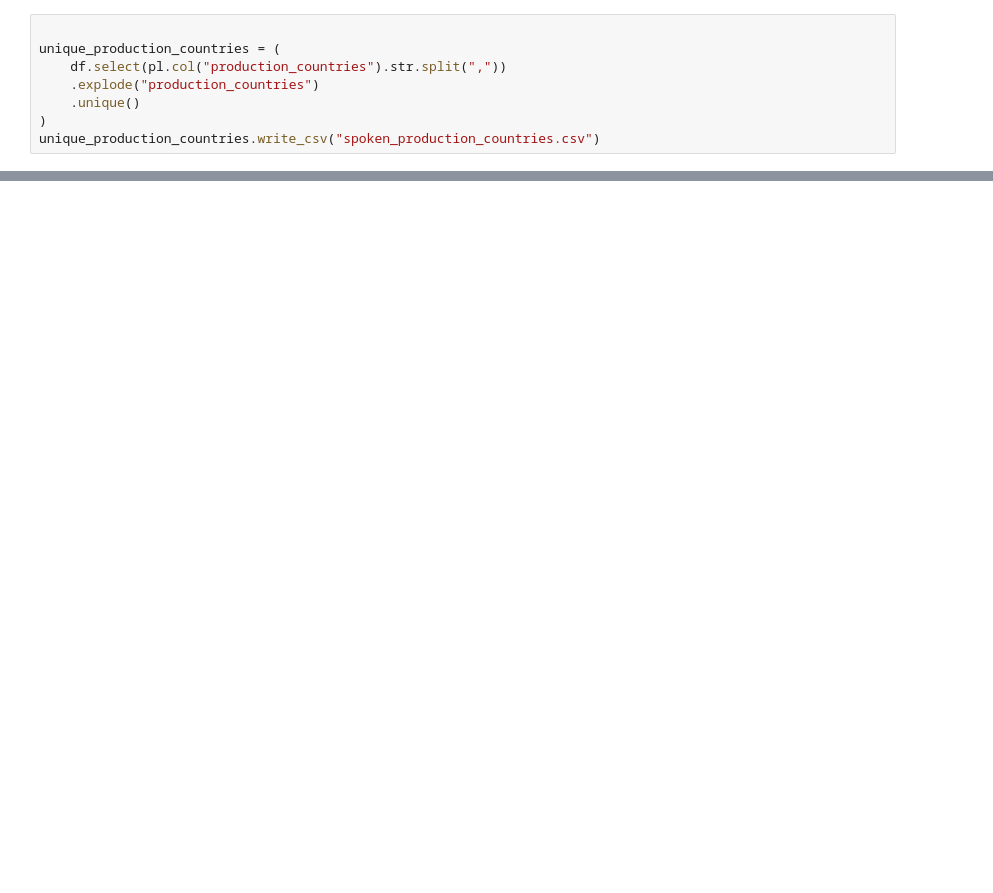
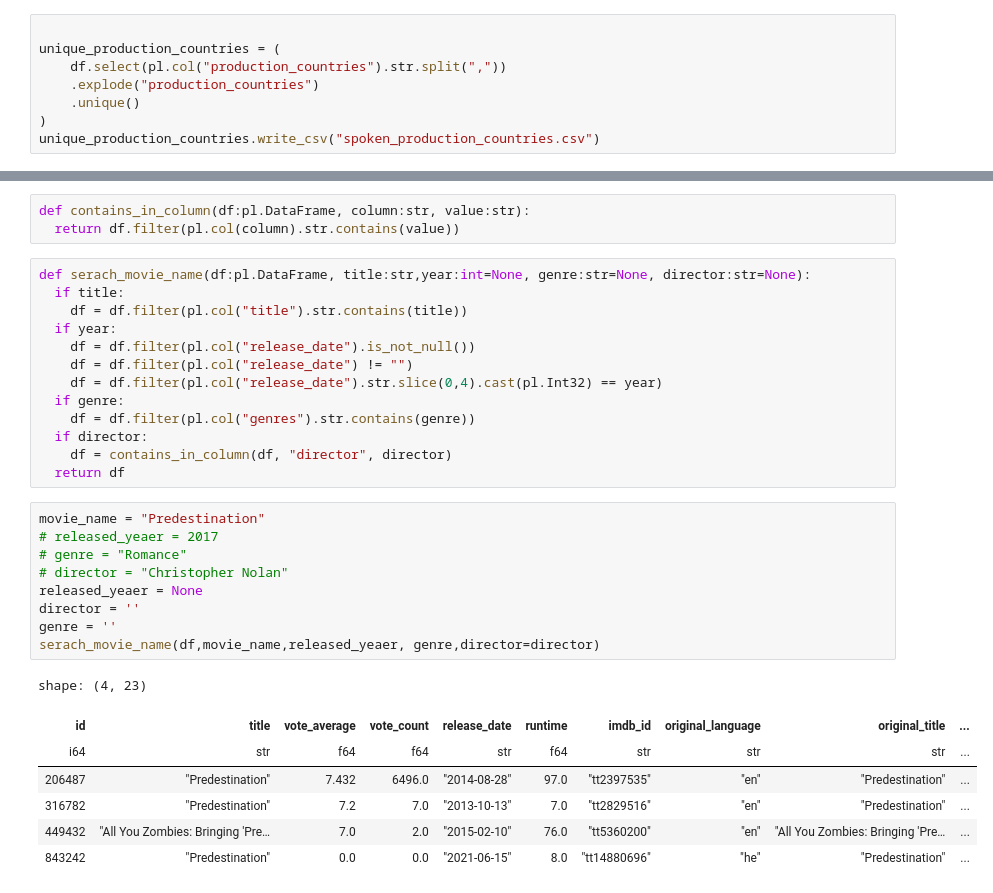
Before and after one commit to jobissjo/movie-recommendation-model, a Jupyter notebook: Movie_recommendation.ipynb, the cells around one changed output, grey strips where cells are left out. Drawn from its saved outputs; the diff is of its cells as text; blank space fills up the shorter version.

```diff
--- a/Movie_recommendation.ipynb
+++ b/Movie_recommendation.ipynb
@@ -191,0 +192,33 @@ shape: (475, 1)
+# %%
+def contains_in_column(df:pl.DataFrame, column:str, value:str):
+  return df.filter(pl.col(column).str.contains(value))
+# %%
+def serach_movie_name(df:pl.DataFrame, title:str,year:int=None, genre:str=None, director:str=None):
+  if title:
+    df = df.filter(pl.col("title").str.contains(title))
+  if year:
+    df = df.filter(pl.col("release_date").is_not_null())
+    df = df.filter(pl.col("release_date") != "")
+    df = df.filter(pl.col("release_date").str.slice(0,4).cast(pl.Int32) == year)
+  if genre:
+    df = df.filter(pl.col("genres").str.contains(genre))
+  if director:
+    df = contains_in_column(df, "director", director)
+  return df
+# %%
+movie_name = "Predestination"
+# released_yeaer = 2017
+# genre = "Romance"
+# director = "Christopher Nolan"
+released_yeaer = None
+director = ''
+genre = ''
+serach_movie_name(df,movie_name,released_yeaer, genre,director=director)
+# %% [output]
+shape: (4, 23)
+| id | title | vote_average | vote_count | release_date | runtime | imdb_id | original_language | original_title | ... |
+| i64 | str | f64 | f64 | str | f64 | str | str | str | ... |
+| 206487 | "Predestination" | 7.432 | 6496.0 | "2014-08-28" | 97.0 | "tt2397535" | "en" | "Predestination" | ... |
+| 316782 | "Predestination" | 7.2 | 7.0 | "2013-10-13" | 7.0 | "tt2829516" | "en" | "Predestination" | ... |
+| 449432 | "All You Zombies: Bringing 'Pre… | 7.0 | 2.0 | "2015-02-10" | 76.0 | "tt5360200" | "en" | "All You Zombies: Bringing 'Pre… | ... |
+| 843242 | "Predestination" | 0.0 | 0.0 | "2021-06-15" | 8.0 | "tt14880696" | "he" | "Predestination" | ... |
```
Also changed, not shown: parts of 6 cells of this notebook.
